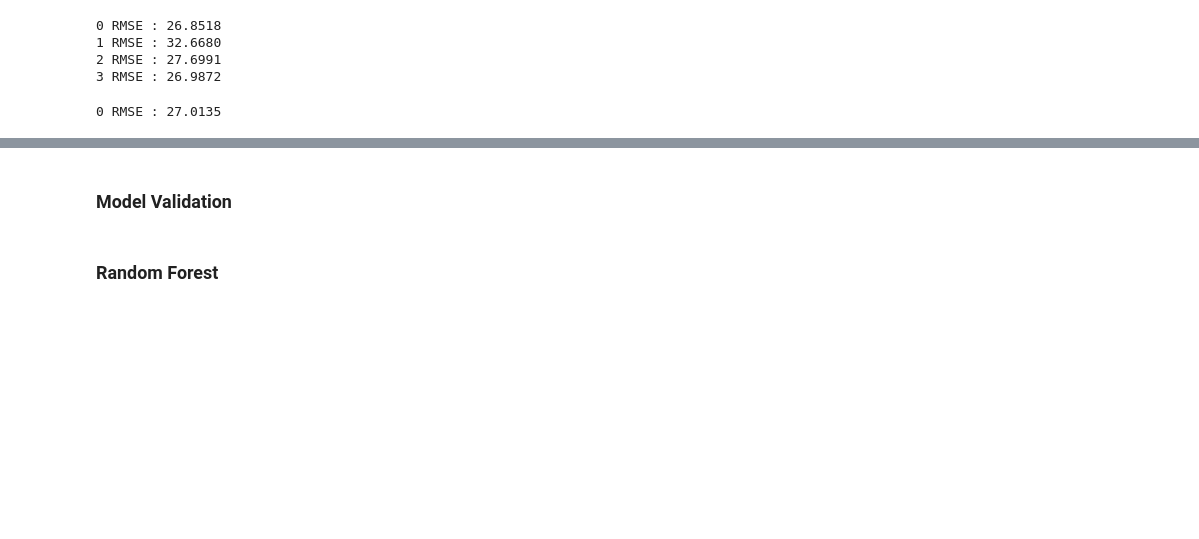
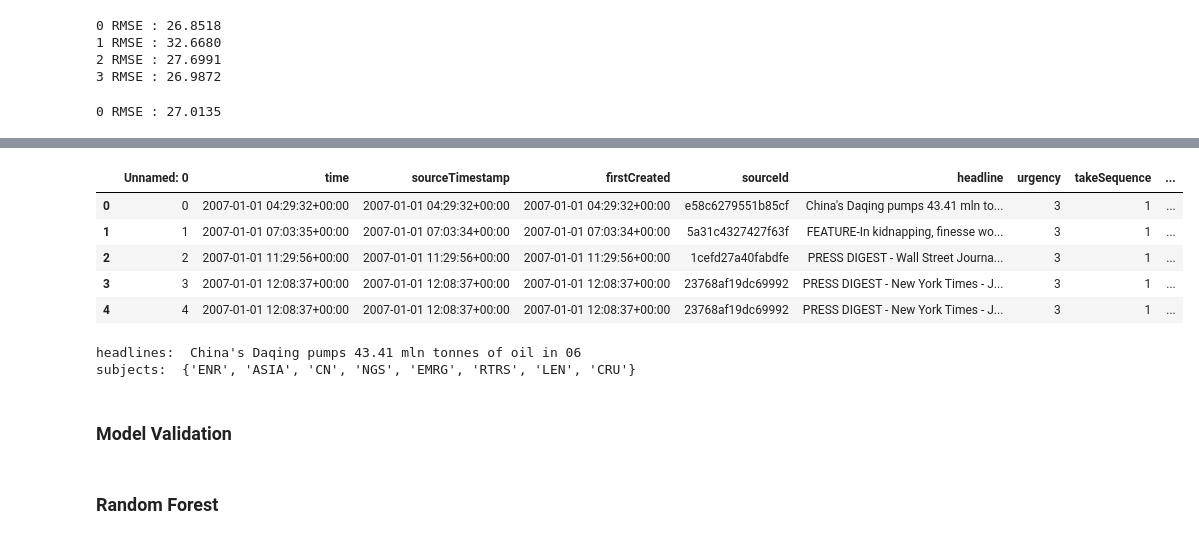
Before and after one commit to SophiaHe/twosigma_stockprice, a Jupyter notebook: StockSelection_PortfolioManagment_colab.ipynb, the cells around one changed output, grey strips where cells are left out. Saved outputs shown, nothing was run; the diff lists cells and outputs as text; code cells hidden in the pictures; blank space fills up the shorter version.

Commit message:
EDA on news dataset

```diff
--- a/StockSelection_PortfolioManagment_colab.ipynb
+++ b/StockSelection_PortfolioManagment_colab.ipynb
@@ -955,0 +970,6 @@ print(i,"RMSE : %.4f" % math.sqrt(mean_squared_error(y_validate, y_pred_validate
+# %%
+path = "./gdrive/MyDrive/Colab Datasets/twosigma_data/"
+news_df = pd.read_csv(path+"news_train_from2013.csv")
+news_df['time'] = pd.to_datetime(news_df['time'])
+print(news_df.info()) # 9328750 entries
+print(news_df.head())
@@ -955,0 +994,6 @@ print(i,"RMSE : %.4f" % math.sqrt(mean_squared_error(y_validate, y_pred_validate
+# %%
+# 2007-02-01 to 2008-02-01: 1 year of data
+sample = news_df[news_df['time'] < '2008-08-02']
+print(sample.info())
+print(sample['time'].min())
+print(sample['time'].max())
@@ -956,3 +1018,19 @@ print(i,"RMSE : %.4f" % math.sqrt(mean_squared_error(y_validate, y_pred_validate
+# %%
+sample.head()
+# %% [output]
+|  | Unnamed: 0 | time | sourceTimestamp | firstCreated | sourceId | headline | urgency | takeSequence | ... |
+| 0 | 0 | 2007-01-01 04:29:32+00:00 | 2007-01-01 04:29:32+00:00 | 2007-01-01 04:29:32+00:00 | e58c6279551b85cf | China's Daqing pumps 43.41 mln to... | 3 | 1 | ... |
+| 1 | 1 | 2007-01-01 07:03:35+00:00 | 2007-01-01 07:03:34+00:00 | 2007-01-01 07:03:34+00:00 | 5a31c4327427f63f | FEATURE-In kidnapping, finesse wo... | 3 | 1 | ... |
+| 2 | 2 | 2007-01-01 11:29:56+00:00 | 2007-01-01 11:29:56+00:00 | 2007-01-01 11:29:56+00:00 | 1cefd27a40fabdfe | PRESS DIGEST - Wall Street Journa... | 3 | 1 | ... |
+| 3 | 3 | 2007-01-01 12:08:37+00:00 | 2007-01-01 12:08:37+00:00 | 2007-01-01 12:08:37+00:00 | 23768af19dc69992 | PRESS DIGEST - New York Times - J... | 3 | 1 | ... |
+| 4 | 4 | 2007-01-01 12:08:37+00:00 | 2007-01-01 12:08:37+00:00 | 2007-01-01 12:08:37+00:00 | 23768af19dc69992 | PRESS DIGEST - New York Times - J... | 3 | 1 | ... |
+# %%
+sample['subjects'].value_counts().head()
+print("headlines: ",sample['headline'][0])
+print("subjects: ",sample['subjects'][0])
+# %% [output]
+headlines:  China's Daqing pumps 43.41 mln tonnes of oil in 06
+subjects:  {'ENR', 'ASIA', 'CN', 'NGS', 'EMRG', 'RTRS', 'LEN', 'CRU'}
 # %% [markdown]
 ### Model Validation
 # %% [markdown]
```
Also changed, not shown: parts of 20 cells of this notebook.
